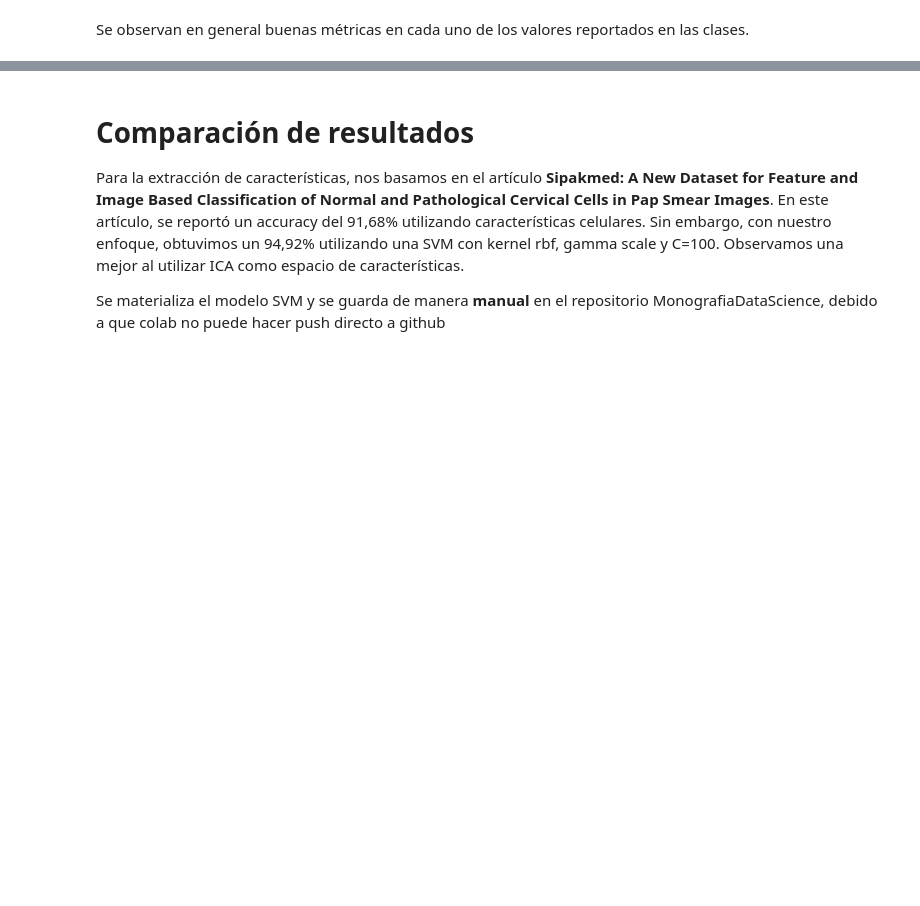
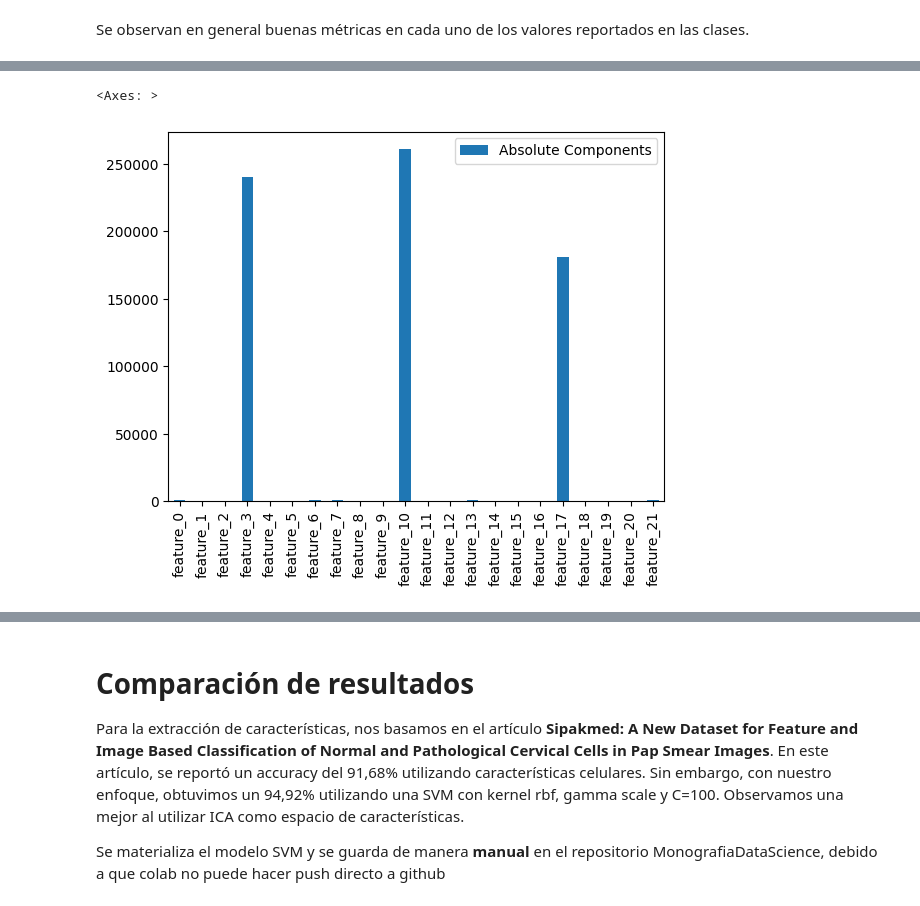
Before and after one commit to Alberto-San/ExperimentosMonografia, a Jupyter notebook: Clasificación_&_Finne_Tunning.ipynb, the cells around one changed output, grey strips where cells are left out. Drawn from its saved outputs; the diff is of its cells as text; code cells hidden in the pictures; blank space fills up the shorter version.

```diff
--- a/Clasificación_&_Finne_Tunning.ipynb
+++ b/Clasificación_&_Finne_Tunning.ipynb
@@ -223,0 +256,17 @@ Se observan en general buenas métricas en cada uno de los valores reportados en
+# %%
+# Definir el número de componente independiente que le interesa
+componente = 0
+
+# Obtener la matriz de componentes independientes
+S = features_test_ica
+
+# Obtener la matriz de mezcla
+A = ica_model.mixing_
+Abs_A = np.abs(A[:, componente])
+components = dataset.columns[1:]
+
+A_df = pd.DataFrame({'Absolute Components': Abs_A}, index=components)
+A_df.plot.bar()
+# %% [output]
+<Axes: >
+[figure, added]
```
Also changed, not shown: parts of 6 cells of this notebook.
